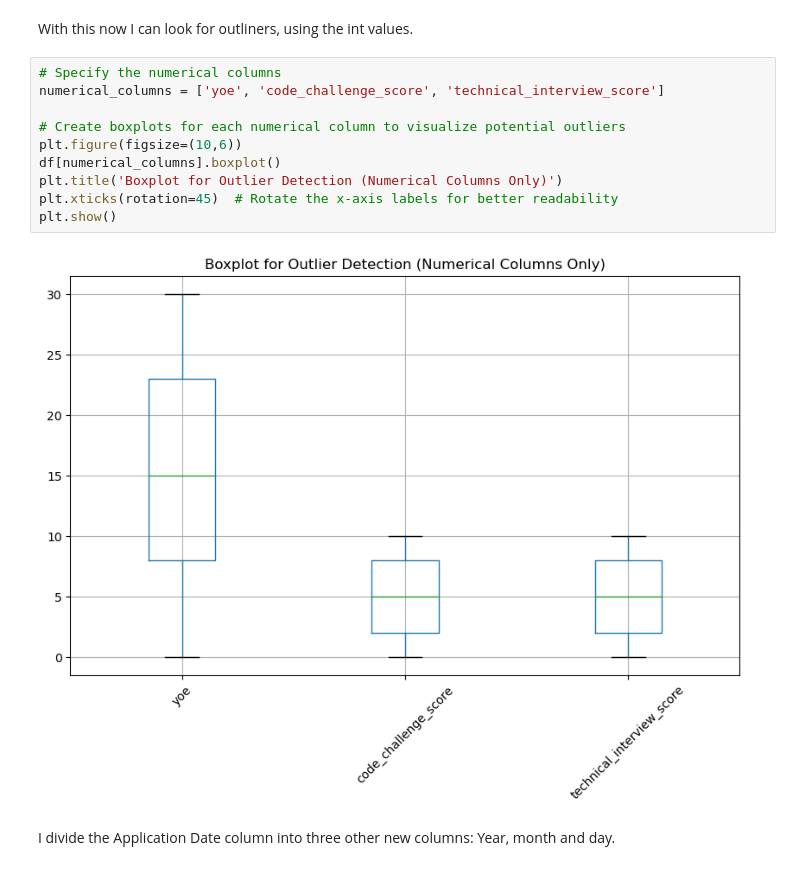
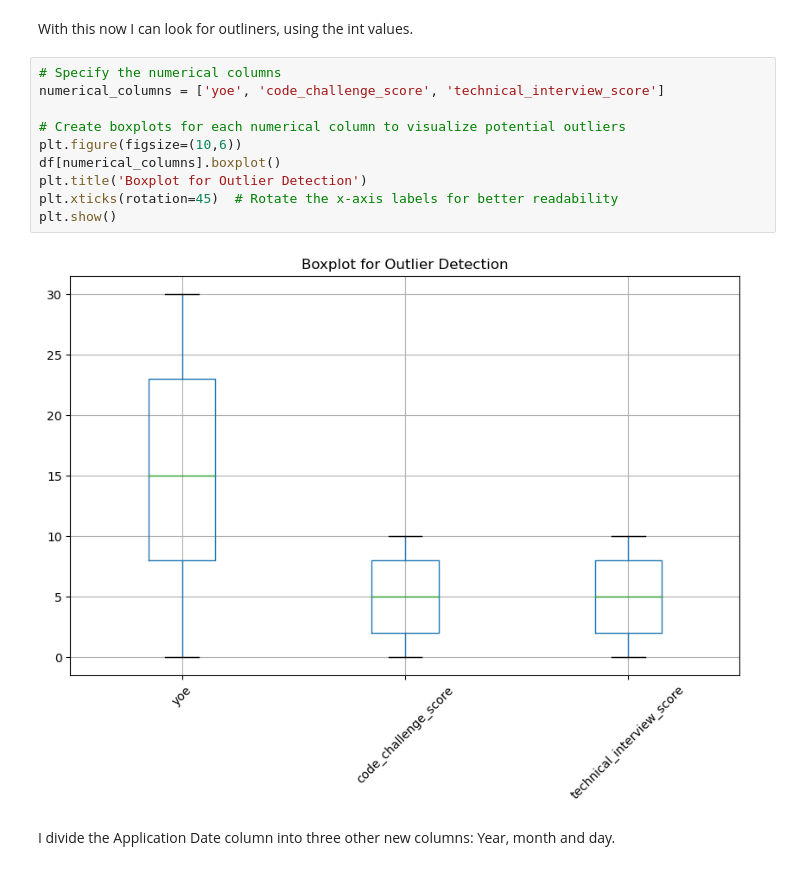
Before and after one commit to Davele12/workshop1, a Jupyter notebook: workshop1.ipynb, the cells around one changed output. Drawn from its saved outputs; the diff is of its cells as text.

Commit message:
Added strings character count, fixed outliner plot

```diff
--- a/workshop1.ipynb
+++ b/workshop1.ipynb
@@ -187,15 +185,15 @@ With this now I can look for outliners, using the int values.
 # %%
 # Specify the numerical columns
 numerical_columns = ['yoe', 'code_challenge_score', 'technical_interview_score']
 
 # Create boxplots for each numerical column to visualize potential outliers
 plt.figure(figsize=(10,6))
 df[numerical_columns].boxplot()
-plt.title('Boxplot for Outlier Detection (Numerical Columns Only)')
+plt.title('Boxplot for Outlier Detection')
 plt.xticks(rotation=45)  # Rotate the x-axis labels for better readability
 plt.show()
 # %% [output]
-[figure, old version]
+[figure, new version]
 # %% [markdown]
 I divide the Application Date column into three other new columns: Year, month and day.
 # %%
```
Also changed, not shown: parts of 5 cells of this notebook, 7 other files.
